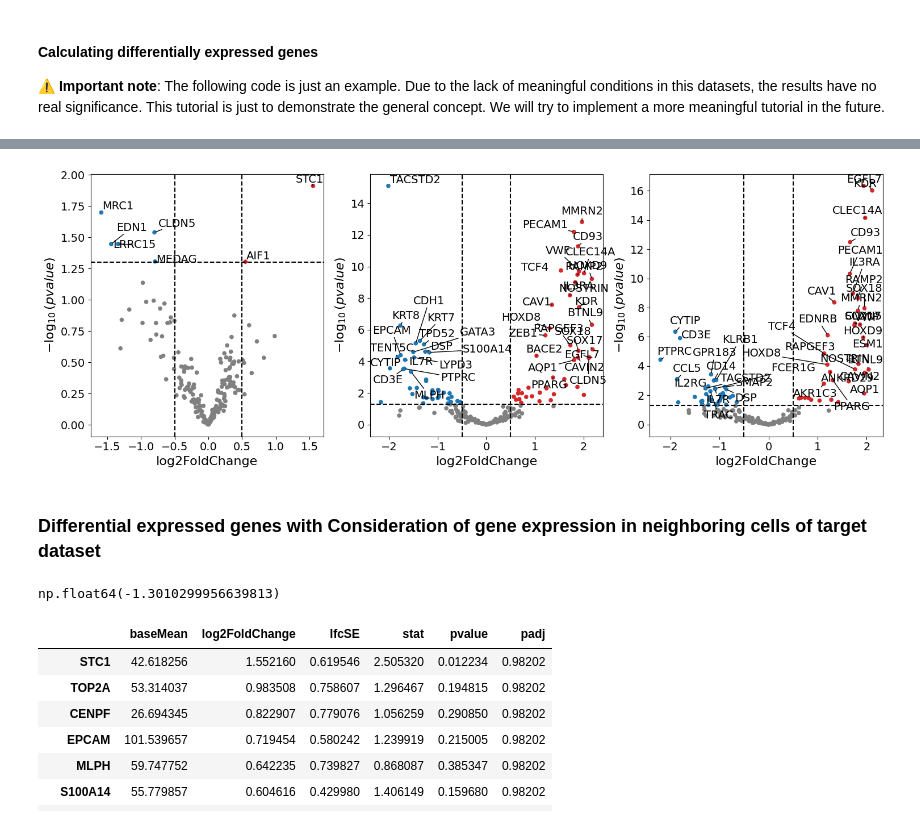
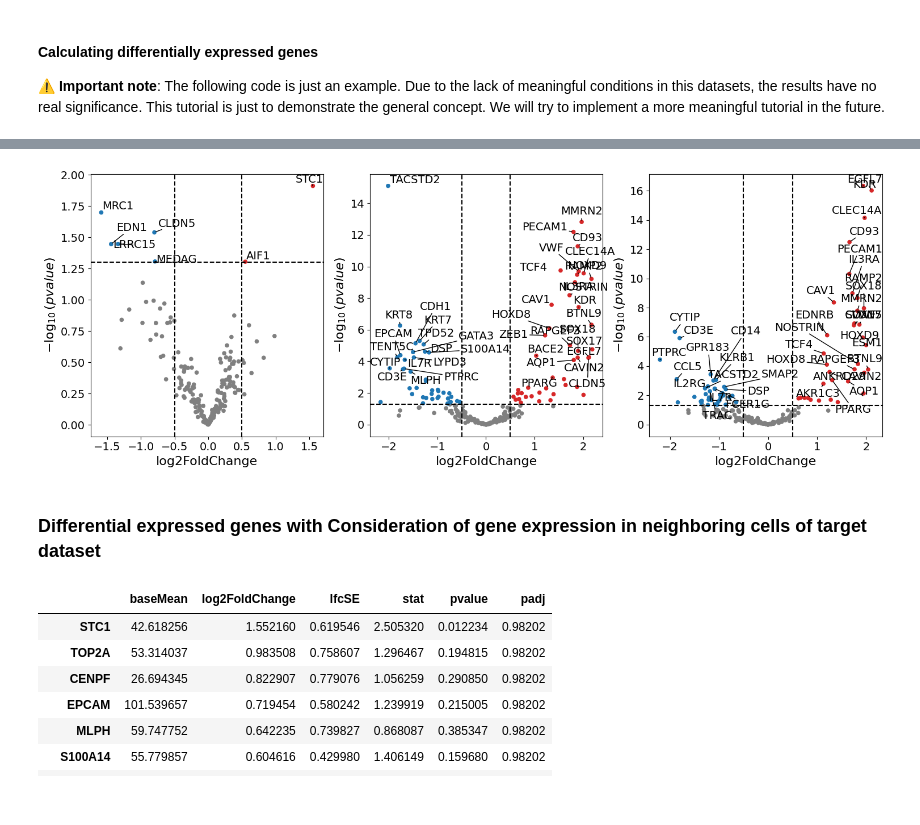
Before and after one commit to SpatialPathology/InSituPy, a Jupyter notebook: docs/source/tutorials/03_multisample_analysis/pseudobulk_tutorial.ipynb, the cells around one changed output, grey strips where cells are left out. Cells and saved outputs as stored; diff of their text form; code cells hidden in the pictures.

```diff
--- a/docs/source/tutorials/03_multisample_analysis/pseudobulk_tutorial.ipynb
+++ b/docs/source/tutorials/03_multisample_analysis/pseudobulk_tutorial.ipynb
@@ -137,7 +138,7 @@ dge_setup = ["condition", "A", "B"]
 celltype_col = "cell_type_dc_sub_final"
 celltype = "Endothelial cells"
 # %%
-pdata, pdata_nb = generate_pseudobulk(
+pdata, pdata_nb = pseudobulk(
     exp=exp,
     celltype_col=celltype_col,
     cells_layer='main',
@@ -435,15 +618,16 @@ RAB30       86.900815       -0.036018  0.382071 -0.094269  0.924895  0.984517
 # %%
 titles = ["Cells", "Neighborhoods (condition A)", "Neighborhoods (condition B)"]
 fig, axs = plt.subplots(1,3, figsize=(6*3, 6))
 for i, d in enumerate([results_df, results_df_nb_first, results_df_nb_second]):
     axs[i].set_title(titles[i])
-    dc.pl.volcano(d,
-                x="log2FoldChange",
-                y="pvalue",
-                top=40,
-                ax=axs[i]
-                )
+    dc.pl.volcano(
+        d,
+        x="log2FoldChange",
+        y="pvalue",
+        top=40,
+        ax=axs[i]
+        )
 # %% [output]
-[figure, old version]
+[figure, new version]
 # %% [markdown]
 ### Differential expressed genes with Consideration of gene expression in neighboring cells of target dataset
@@ -452,7 +634,3 @@ import numpy as np
-# %%
-np.log10(0.05)
-# %% [output]
-np.float64(-1.3010299956639813)
 # %%
 from insitupy.plotting import volcano_nb
 # %%
```
Also changed, not shown: parts of 36 cells of this notebook, 12 other files.
